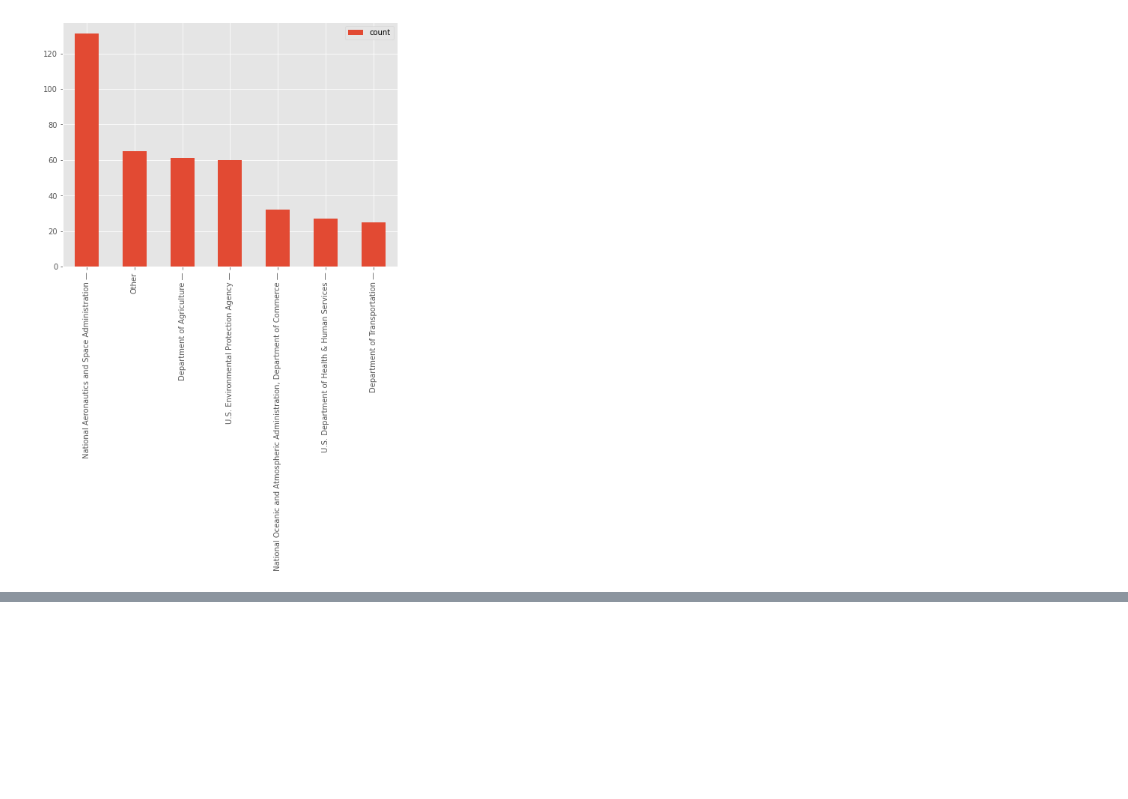
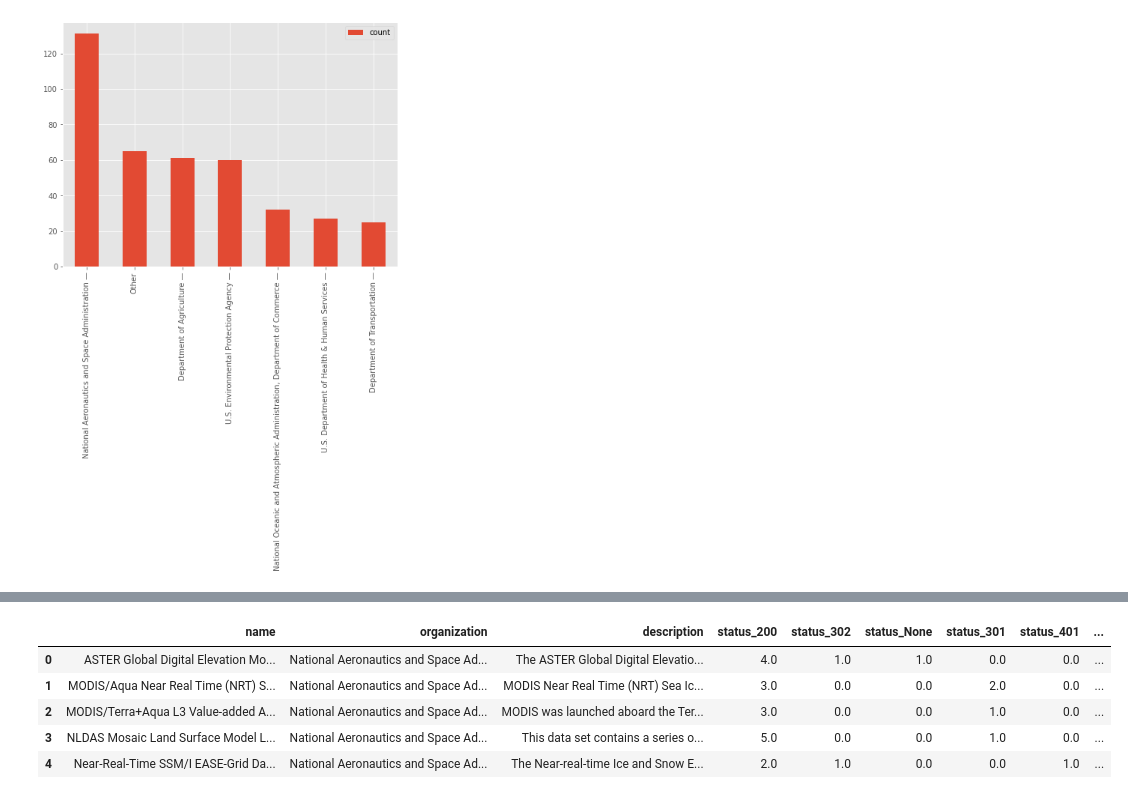
Before and after one commit to a-f-farris/141b-lectures, a Jupyter notebook: lecture21/lecture21.ipynb, the cells around one changed output, grey strips where cells are left out. Drawn from its saved outputs; the diff is of its cells as text; code cells hidden in the pictures; blank space fills up the shorter version.

```diff
--- a/lecture21/lecture21.ipynb
+++ b/lecture21/lecture21.ipynb
@@ -418,0 +547,9 @@ _ = org_count_abbr.sort_values(by='count',ascending=False).plot(y='count',kind='
+# %%
+climate_df.head()
+# %% [output]
+|  | name | organization | description | status_200 | status_302 | status_None | status_301 | status_401 | ... |
+| 0 | ASTER Global Digital Elevation Mo... | National Aeronautics and Space Ad... | The ASTER Global Digital Elevatio... | 4.0 | 1.0 | 1.0 | 0.0 | 0.0 | ... |
+| 1 | MODIS/Aqua Near Real Time (NRT) S... | National Aeronautics and Space Ad... | MODIS Near Real Time (NRT) Sea Ic... | 3.0 | 0.0 | 0.0 | 2.0 | 0.0 | ... |
+| 2 | MODIS/Terra+Aqua L3 Value-added A... | National Aeronautics and Space Ad... | MODIS was launched aboard the Ter... | 3.0 | 0.0 | 0.0 | 1.0 | 0.0 | ... |
+| 3 | NLDAS Mosaic Land Surface Model L... | National Aeronautics and Space Ad... | This data set contains a series o... | 5.0 | 0.0 | 0.0 | 1.0 | 0.0 | ... |
+| 4 | Near-Real-Time SSM/I EASE-Grid Da... | National Aeronautics and Space Ad... | The Near-real-time Ice and Snow E... | 2.0 | 1.0 | 0.0 | 0.0 | 1.0 | ... |
```
Also changed, not shown: parts of 18 cells of this notebook, 1 other file.
